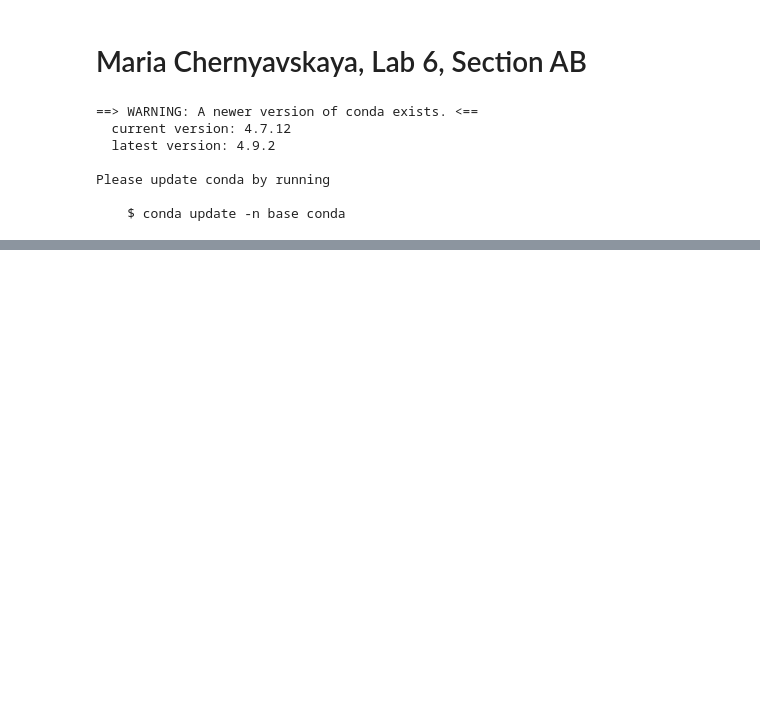
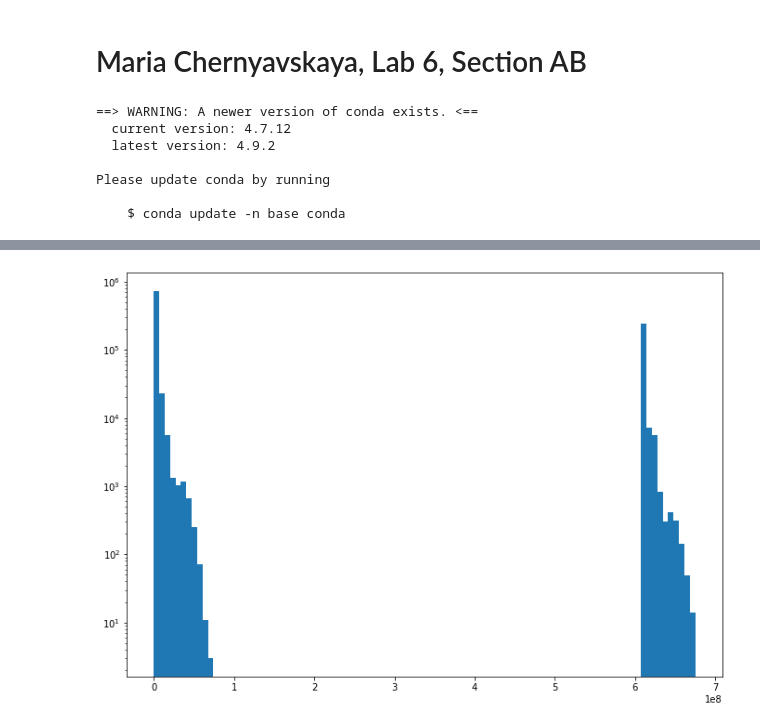
Before and after one commit to maria8ch/Phys434_BigData, a Jupyter notebook: Chernyavskaya_Report6.ipynb, the cells around one changed output, grey strips where cells are left out. Cells and saved outputs as stored; diff of their text form; code cells hidden in the pictures; blank space fills up the shorter version.

```diff
--- a/Chernyavskaya_Report6.ipynb
+++ b/Chernyavskaya_Report6.ipynb
@@ -65,0 +114,8 @@ e) Discuss the answer to part d in some depth. Is it symmetric? Is it biased? Do
+# %%
+inject = (np.random.rand(back_flat.size) < 0.25)*five_sig*10
+fig,ax=plt.subplots(figsize=(11.5,8))
+plt.yscale('log')
+total =back_flat+inject
+plt.hist(total,bins=100);
+# %% [output]
+[figure, added]
```
Also changed, not shown: parts of 16 cells of this notebook.
